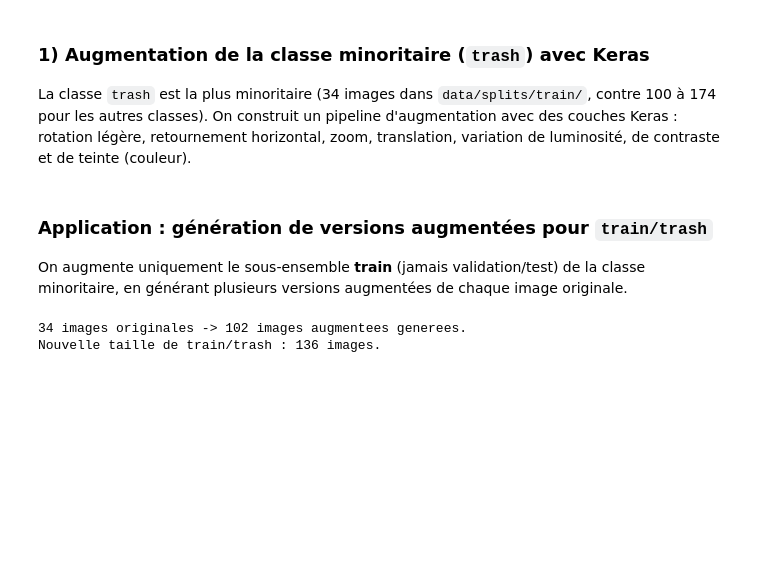
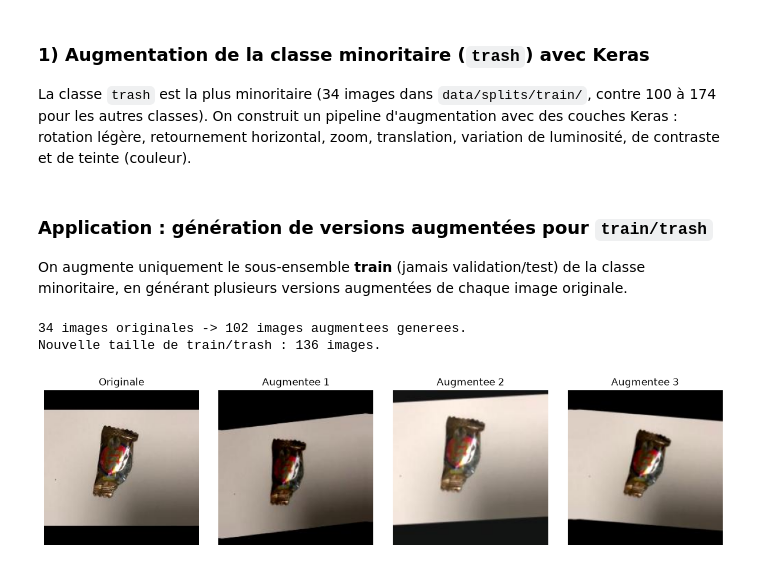
Before and after one commit to khadija470/atelier_prepa_donnees_images, a Jupyter notebook: notebooks/atelier_prepa_donnees_images.ipynb, the cells around one changed output. Cells and saved outputs as stored; diff of their text form; code cells hidden in the pictures; blank space fills up the shorter version.

Commit message:
Partie 13 - 1) Visualisation originale vs versions augmentees

```diff
--- a/notebooks/atelier_prepa_donnees_images.ipynb
+++ b/notebooks/atelier_prepa_donnees_images.ipynb
@@ -822,3 +822,19 @@ print(f"Nouvelle taille de train/trash : {len(list(dossier_train_trash.iterdir()
 # %% [output]
 34 images originales -> 102 images augmentees generees.
 Nouvelle taille de train/trash : 136 images.
+# %%
+exemple_stem = images_originales[0].stem
+fig, axes = plt.subplots(1, NB_AUGMENTATIONS_PAR_IMAGE + 1, figsize=(3 * (NB_AUGMENTATIONS_PAR_IMAGE + 1), 3))
+with Image.open(dossier_train_trash / f"{exemple_stem}.jpg") as img:
+    axes[0].imshow(img)
+axes[0].set_title('Originale')
+axes[0].axis('off')
+for i in range(NB_AUGMENTATIONS_PAR_IMAGE):
+    with Image.open(dossier_train_trash / f"{exemple_stem}_aug{i+1}.jpg") as img:
+        axes[i + 1].imshow(img)
+    axes[i + 1].set_title(f'Augmentee {i+1}')
+    axes[i + 1].axis('off')
+plt.tight_layout()
+plt.show()
+# %% [output]
+[figure, added]
```
Also changed, not shown: parts of 1 cell of this notebook.
